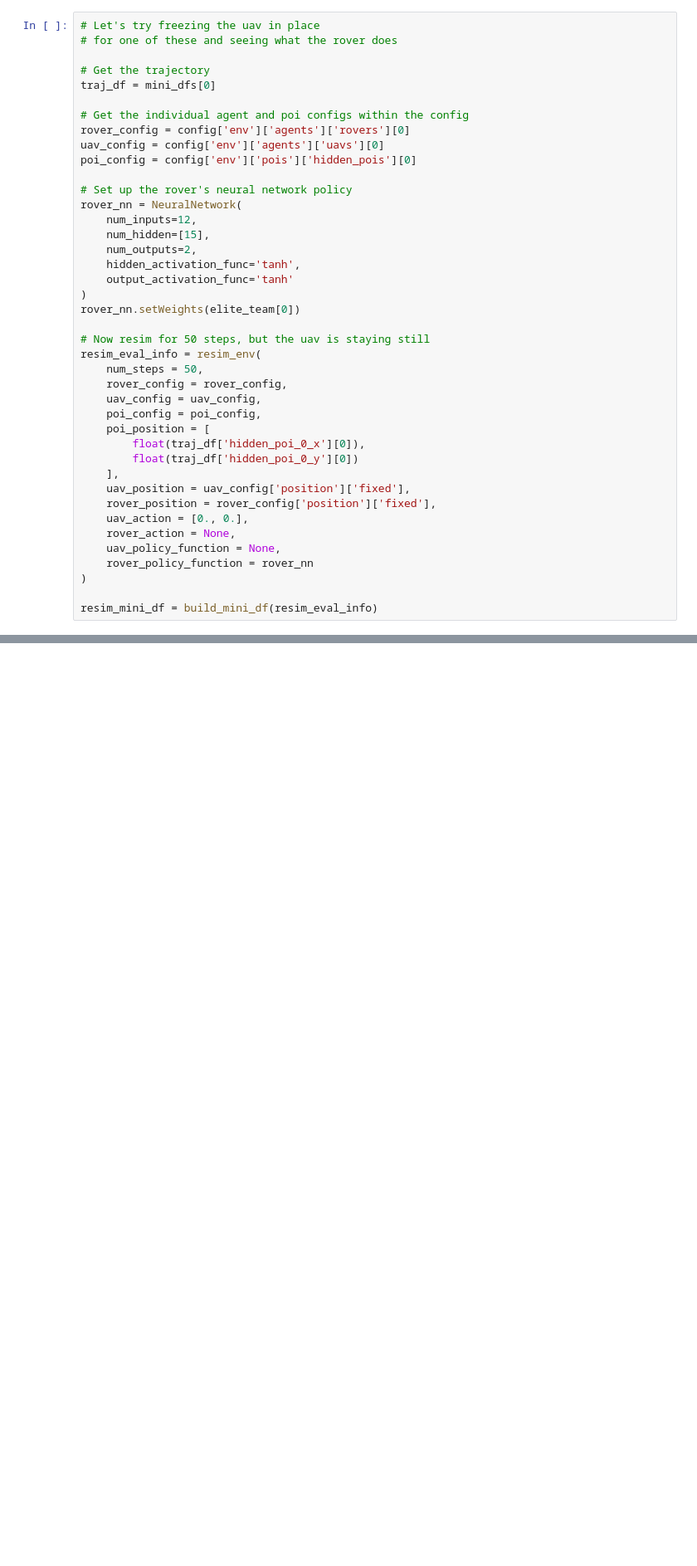
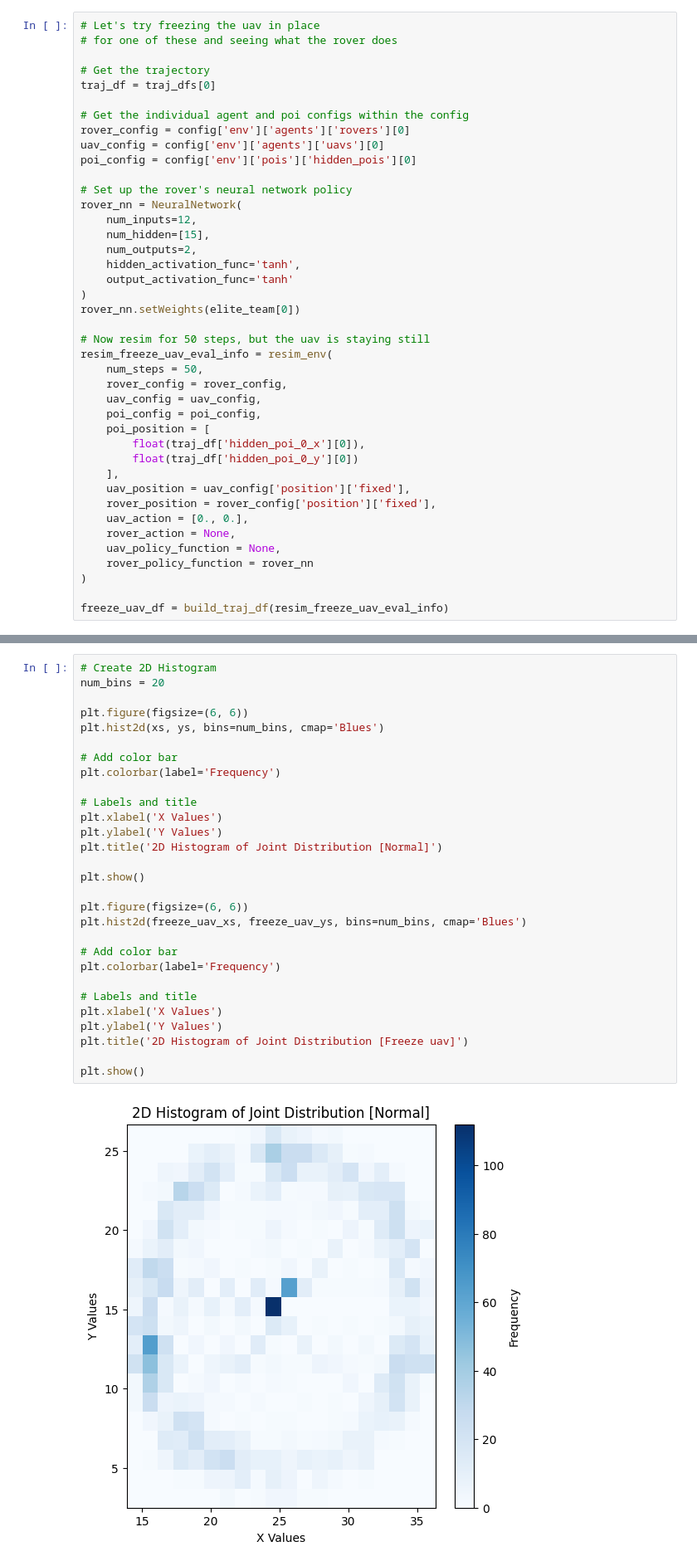
Before and after one commit to AADILab/influence-shaping, a Jupyter notebook: scratch/measure_influence/generate_trajs.ipynb, the cells around one changed output, grey strips where cells are left out. Shown at 83% size. Cells and saved outputs as stored; diff of their text form; blank space fills up the shorter version.

```diff
--- a/scratch/measure_influence/generate_trajs.ipynb
+++ b/scratch/measure_influence/generate_trajs.ipynb
@@ -572,7 +531,7 @@ traj_df
 # for one of these and seeing what the rover does
 
 # Get the trajectory
-traj_df = mini_dfs[0]
+traj_df = traj_dfs[0]
 
 # Get the individual agent and poi configs within the config
 rover_config = config['env']['agents']['rovers'][0]
@@ -590,7 +549,7 @@ rover_nn = NeuralNetwork(
 rover_nn.setWeights(elite_team[0])
 
 # Now resim for 50 steps, but the uav is staying still
-resim_eval_info = resim_env(
+resim_freeze_uav_eval_info = resim_env(
     num_steps = 50,
     rover_config = rover_config,
     uav_config = uav_config,
@@ -607,4 +566,4 @@ resim_eval_info = resim_env(
     rover_policy_function = rover_nn
 )
 
-resim_mini_df = build_mini_df(resim_eval_info)
+freeze_uav_df = build_traj_df(resim_freeze_uav_eval_info)
@@ -614,0 +771,31 @@ traj_df
+# %%
+# Create 2D Histogram
+num_bins = 20
+
+plt.figure(figsize=(6, 6))
+plt.hist2d(xs, ys, bins=num_bins, cmap='Blues')
+
+# Add color bar
+plt.colorbar(label='Frequency')
+
+# Labels and title
+plt.xlabel('X Values')
+plt.ylabel('Y Values')
+plt.title('2D Histogram of Joint Distribution [Normal]')
+
+plt.show()
+
+plt.figure(figsize=(6, 6))
+plt.hist2d(freeze_uav_xs, freeze_uav_ys, bins=num_bins, cmap='Blues')
+
+# Add color bar
+plt.colorbar(label='Frequency')
+
+# Labels and title
+plt.xlabel('X Values')
+plt.ylabel('Y Values')
+plt.title('2D Histogram of Joint Distribution [Freeze uav]')
+
+plt.show()
+# %% [output]
+[figure, added]
```
Also changed, not shown: parts of 32 cells of this notebook.
